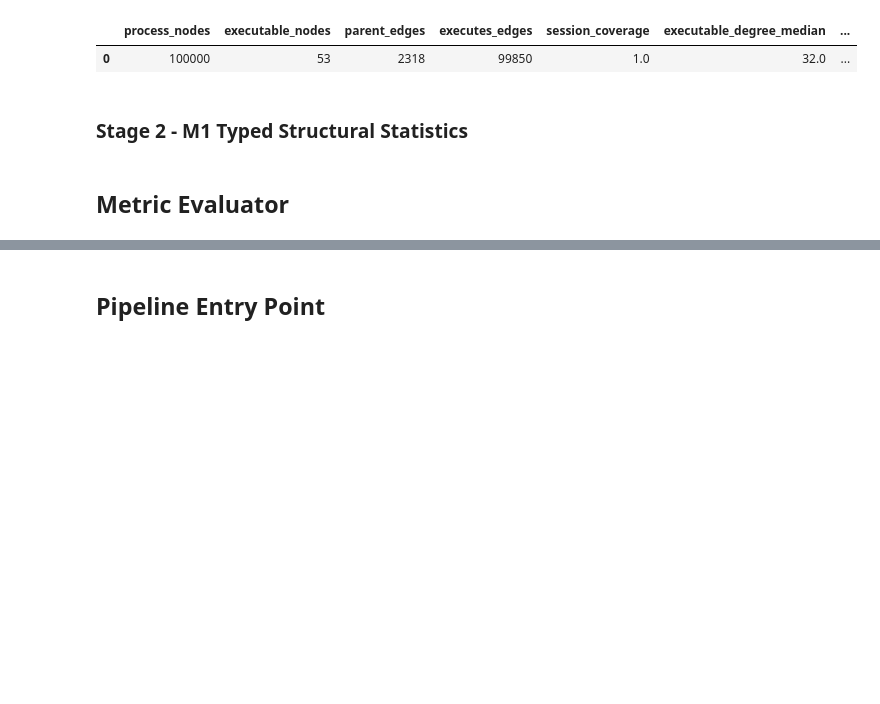
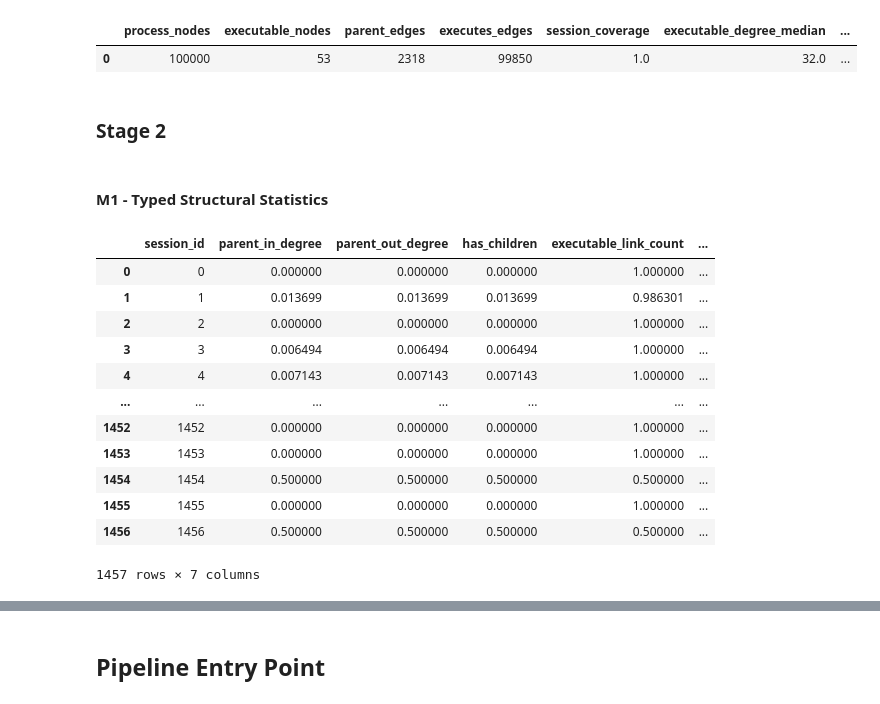
Before and after one commit to MekaelWasti/Cyber-Telemetry, a Jupyter notebook: Notebooks/Graph Triage Baseline v0.ipynb, the cells around one changed output, grey strips where cells are left out. Saved outputs shown, nothing was run; the diff lists cells and outputs as text; code cells hidden in the pictures; blank space fills up the shorter version.

```diff
--- a/Notebooks/Graph Triage Baseline v0.ipynb
+++ b/Notebooks/Graph Triage Baseline v0.ipynb
@@ -775,6 +862,4 @@ telemetry_graph_summary
 |  | process_nodes | executable_nodes | parent_edges | executes_edges | session_coverage | executable_degree_median | ... |
 | 0 | 100000 | 53 | 2318 | 99850 | 1.0 | 32.0 | ... |
 # %% [markdown]
-### Stage 2 - M1 Typed Structural Statistics
+### Stage 2
-# %% [markdown]
-## Metric Evaluator
@@ -847,0 +866,2 @@ def triage_metric_eval(features, session_table, k=15):
+# %% [markdown]
+#### M1 - Typed Structural Statistics
@@ -847,0 +933,26 @@ def triage_metric_eval(features, session_table, k=15):
+# %%
+m1_process_features = build_process_structural_features(
+    graph_data
+)
+
+m1_session_features = pool_structural_features_to_sessions(
+    m1_process_features,
+    graph_data["process"].session_id.cpu().numpy(),
+    session_table,
+)
+
+m1_session_features
+# %% [output]
+|  | session_id | parent_in_degree | parent_out_degree | has_children | executable_link_count | ... |
+| 0 | 0 | 0.000000 | 0.000000 | 0.000000 | 1.000000 | ... |
+| 1 | 1 | 0.013699 | 0.013699 | 0.013699 | 0.986301 | ... |
+| 2 | 2 | 0.000000 | 0.000000 | 0.000000 | 1.000000 | ... |
+| 3 | 3 | 0.006494 | 0.006494 | 0.006494 | 1.000000 | ... |
+| 4 | 4 | 0.007143 | 0.007143 | 0.007143 | 1.000000 | ... |
+| ... | ... | ... | ... | ... | ... | ... |
+| 1452 | 1452 | 0.000000 | 0.000000 | 0.000000 | 1.000000 | ... |
+| 1453 | 1453 | 0.000000 | 0.000000 | 0.000000 | 1.000000 | ... |
+| 1454 | 1454 | 0.500000 | 0.500000 | 0.500000 | 0.500000 | ... |
+| 1455 | 1455 | 0.000000 | 0.000000 | 0.000000 | 1.000000 | ... |
+| 1456 | 1456 | 0.500000 | 0.500000 | 0.500000 | 0.500000 | ... |
+1457 rows × 7 columns
```
Also changed, not shown: parts of 24 cells of this notebook, 1 other file.
